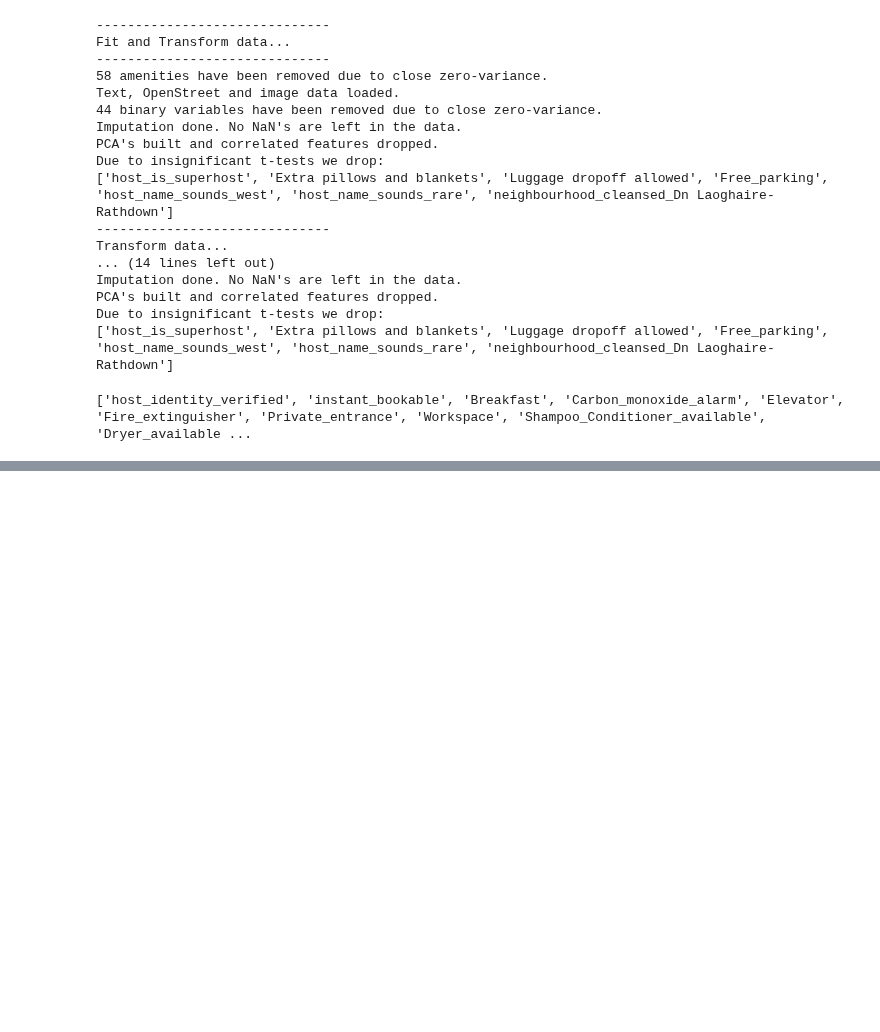
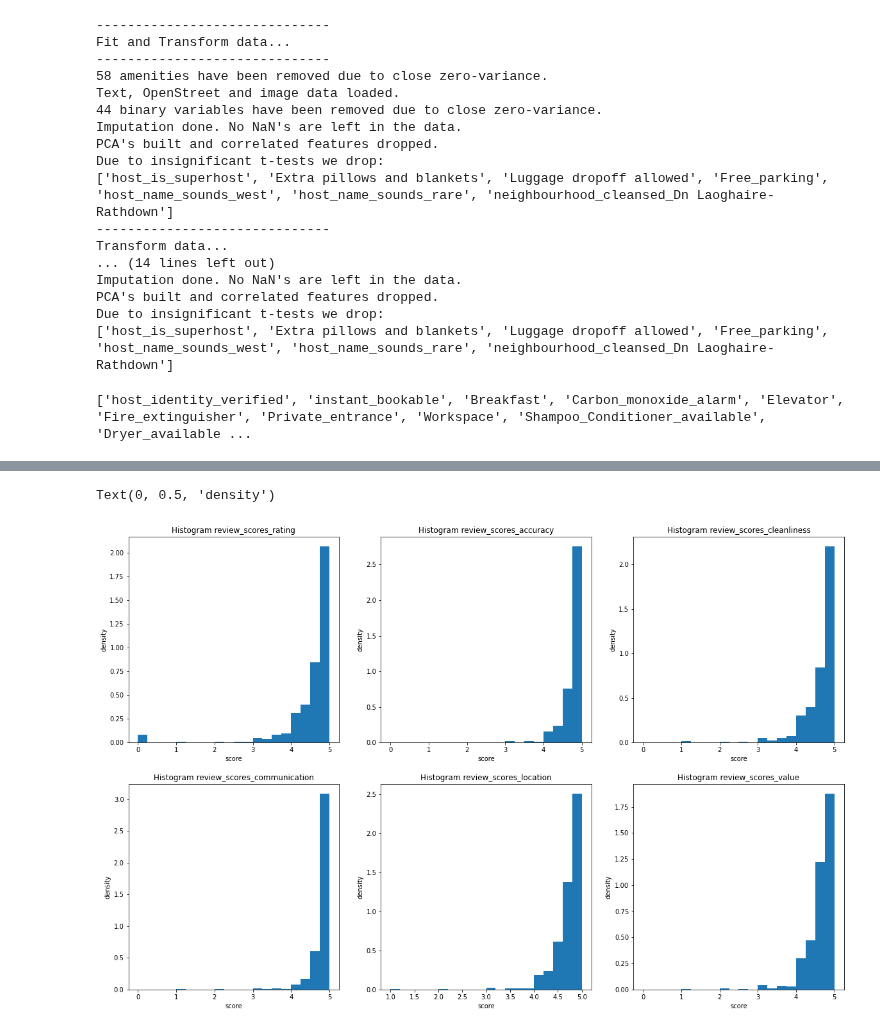
Before and after one commit to dmnk1308/DubAir, a Jupyter notebook: plots_tables_paper.ipynb, the cells around one changed output, grey strips where cells are left out. Saved outputs shown, nothing was run; the diff lists cells and outputs as text; code cells hidden in the pictures; blank space fills up the shorter version.

```diff
--- a/plots_tables_paper.ipynb
+++ b/plots_tables_paper.ipynb
@@ -432,0 +676,36 @@ print(list(X_train.columns))
+# %%
+url_listing = "http://data.insideairbnb.com/ireland/leinster/dublin/2021-11-07/data/listings.csv.gz"
+listings = pd.read_csv(url_listing)
+# %%
+# Look all like half normal
+review_var = ['review_scores_rating', 'review_scores_accuracy', 'review_scores_cleanliness',
+       'review_scores_communication', 'review_scores_location', 'review_scores_value']
+
+fig, ax = plt.subplots(2,3, figsize=(20, 13))
+ax[0,0].hist(listings['review_scores_rating'], density=True, bins = 20)
+ax[0,0].set_title('Histogram review_scores_rating')
+ax[0,0].set_xlabel("score")
+ax[0,0].set_ylabel("density")
+ax[0,1].hist(listings['review_scores_accuracy'], density=True, bins = 20)
+ax[0,1].set_title('Histogram review_scores_accuracy')
+ax[0,1].set_xlabel("score")
+ax[0,1].set_ylabel("density")
+ax[0,2].hist(listings['review_scores_cleanliness'], density=True, bins = 20)
+ax[0,2].set_title('Histogram review_scores_cleanliness')
+ax[0,2].set_xlabel("score")
+ax[0,2].set_ylabel("density")
+ax[1,0].hist(listings['review_scores_communication'], density=True, bins = 20)
+ax[1,0].set_title('Histogram review_scores_communication')
+ax[1,0].set_xlabel("score")
+ax[1,0].set_ylabel("density")
+ax[1,1].hist(listings['review_scores_location'], density=True, bins = 20)
+ax[1,1].set_title('Histogram review_scores_location')
+ax[1,1].set_xlabel("score")
+ax[1,1].set_ylabel("density")
+ax[1,2].hist(listings['review_scores_value'], density=True, bins = 20)
+ax[1,2].set_title('Histogram review_scores_value')
+ax[1,2].set_xlabel("score")
+ax[1,2].set_ylabel("density")
+# %% [output]
+Text(0, 0.5, 'density')
+[figure, added]
```
Also changed, not shown: parts of 35 cells of this notebook, 25 other files.
